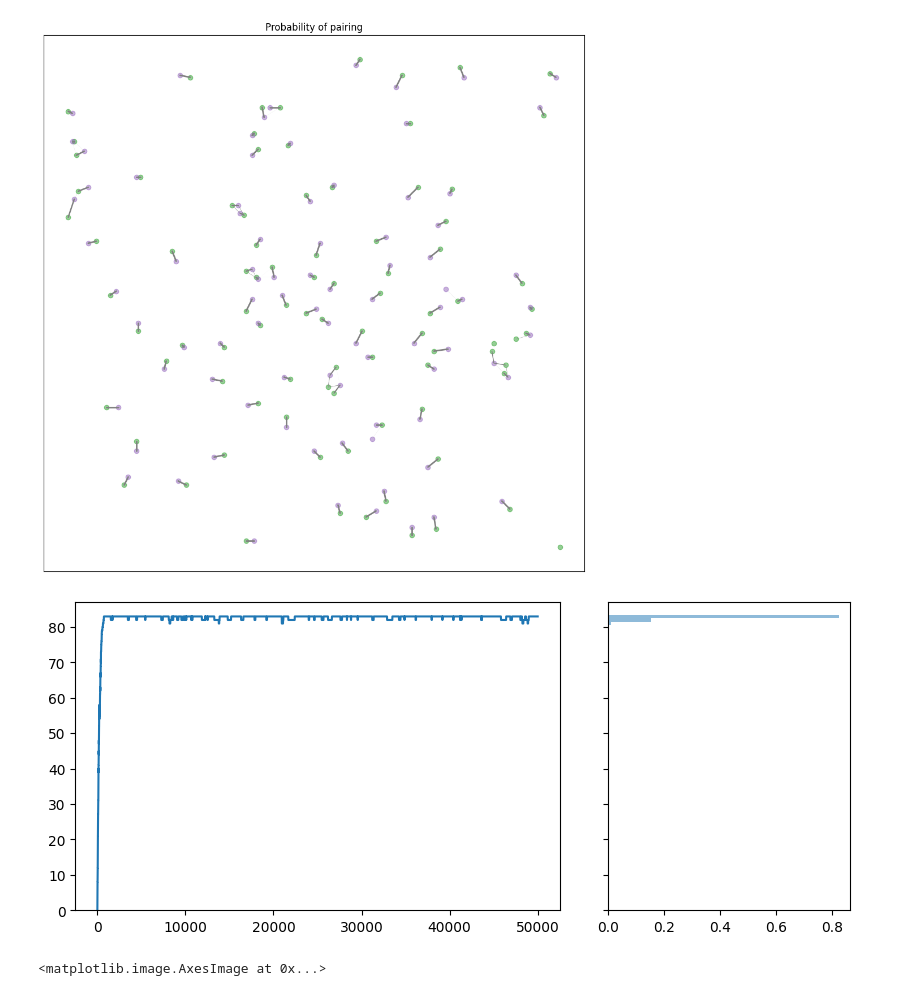
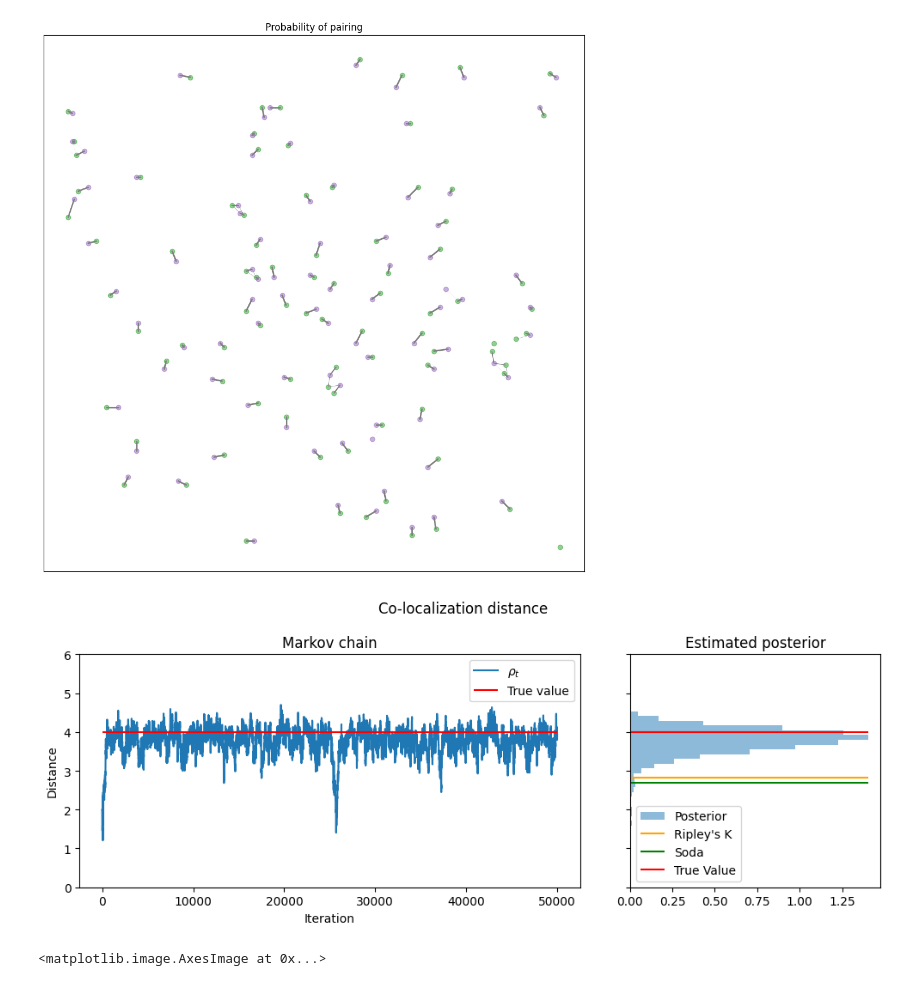
Before and after one commit to gnies/bayes-coloc, a Jupyter notebook: simulations-for-paper/comparison_on_simulated_images/our_analysis_setting_4.ipynb, the cells around one changed output. Drawn from its saved outputs; the diff is of its cells as text; code cells hidden in the pictures.

```diff
--- a/simulations-for-paper/comparison_on_simulated_images/our_analysis_setting_4.ipynb
+++ b/simulations-for-paper/comparison_on_simulated_images/our_analysis_setting_4.ipynb
@@ -183,29 +183,41 @@ plt.show()
  [0.         0.         0.         ... 0.         0.         0.        ]]
 [figure]
 # %%
+# do plot for radius parameter
+ripley_dist = 2.82
+soda_dist = 2.69
 gridspec = dict(wspace=0.0, width_ratios=[1, 0.1, 0.5])
 fig, ax = plt.subplots(nrows=1, ncols=3, gridspec_kw=gridspec, figsize=(10, 4))
-nx = len(x)
-ny = len(y)
-n_max = np.minimum(nx, ny)
-
-
+fig.suptitle("Co-localization distance")# , fontsize=16)
+ax[0].set_ylim(radius_interval)
 ax[1].set_visible(False)
 
-pair_count = chain.pair_count_trajectory
-ax[0].plot(np.arange(len(pair_count)), pair_count)
-ax[0].set_ylim((0, n_max+2))
-ax[0].hlines(y=n_gamma, xmin=0, xmax=len(pair_count), color="red")
-bins = np.arange(n_max+2)-0.5
-ax[2].hist(chain.pair_count_trajectory, bins=bins, alpha=0.5, label="MCMC",
-           orientation="horizontal", color="tab:blue", density=True)
-xmax = np.max(np.histogram(pair_count, bins=bins, density=True)[0])
-ax[2].hlines(y=n_gamma, xmin=0, xmax=xmax, color="red")
-ax[2].set_ylim((0, n_max+2))
+radius_trajectory = [params["radius"] for params in chain.param_trajectory]
+ax[0].plot(np.arange(len(radius_trajectory)), radius_trajectory, label=r'$\rho_t$')
+ax[0].set_xlabel("Iteration")
+ax[0].set
+ax[0].set_ylabel("Distance")
+ax[0].hlines(y=true_params["radius"], xmin=0, xmax=len(radius_trajectory), color="red", label="True value")
+# ax[0].hlines(y=ripley_val_radius, xmin=0, xmax=len(radius_trajectory), color="red", label="Ripley value")
+ax[0].legend()
+ax[0].set_title("Markov chain")
+
+bins = np.linspace(radius_interval[0], radius_interval[1], 50)
+ax[2].set_title("Estimated posterior")
+ax[2].hist(radius_trajectory, bins=bins, alpha=0.5, label="Posterior",
+           color="tab:blue", density=True, orientation="horizontal")
+xmax = np.max(np.histogram(radius_trajectory, bins=bins, density=True)[0])
+ax[2].hlines(y=ripley_dist, xmin=0, xmax=xmax, color="orange", label="Ripley's K")
+ax[2].hlines(y=soda_dist, xmin=0, xmax=xmax, color="green", label="Soda")
+ax[2].hlines(y=true_params["radius"], xmin=0, xmax=xmax, color="red", label="True Value")
+ax[2].set_ylim(radius_interval)
 ax[2].set_yticklabels([])
+ax[2].legend()
+plt.tight_layout()
+plt.savefig("plots/setting_4_rho.png", dpi=400)
 plt.show()
 # %% [output]
-[figure, old version]
+[figure, new version]
 # %%
 fig, ax = plt.subplots(ncols=1, figsize=(10, 10))
 ax.imshow(chain.pairing_probabilities())
```
Also changed, not shown: 10 other files.
